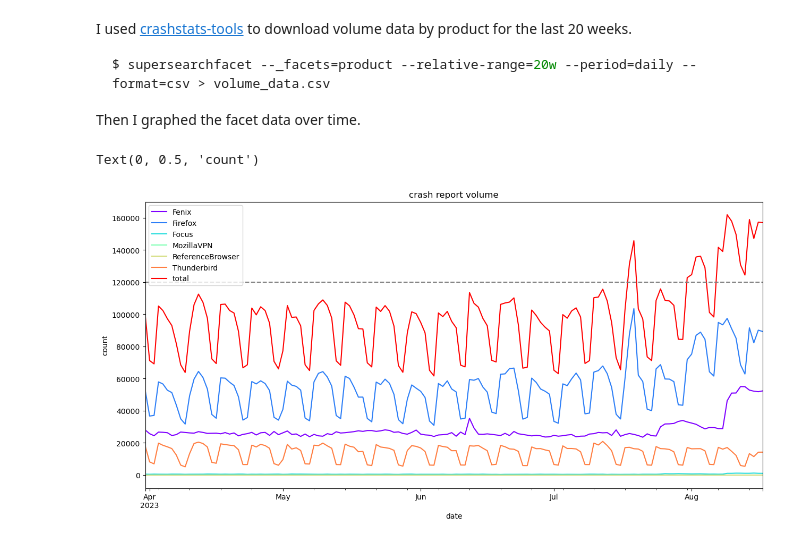
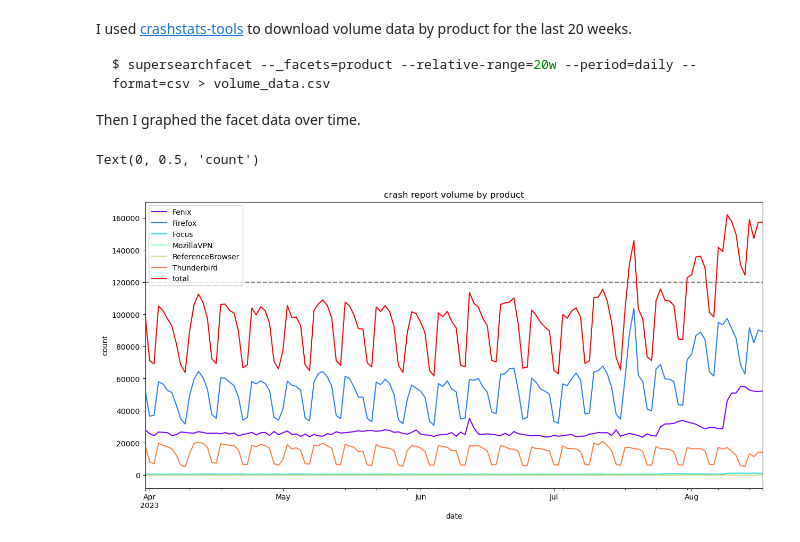
Before and after one commit to willkg/socorro-jupyter, a Jupyter notebook: notebooks/bug_1795017_volume_20230816.ipynb, the cells around one changed output. Saved outputs shown, nothing was run; the diff lists cells and outputs as text; code cells hidden in the pictures.

```diff
--- a/notebooks/bug_1795017_volume_20230816.ipynb
+++ b/notebooks/bug_1795017_volume_20230816.ipynb
@@ -20,37 +20,37 @@ $ supersearchfacet --_facets=product --relative-range=20w --period=daily --forma
 
 Then I graphed the facet data over time.
 # %%
-# Data file is a csv with [datetime, timing (ms)];
+# Data file is a csv with [date, list of product totals, total, --]
 #
 # Note: Path is dependent on this notebook running in the Docker container.
 data = pd.read_csv("./bug_1795017_data/volume_data.csv")
 products = list(data.columns)
 products.remove("date")
 products.remove("--")
 
 # print(products)
 
 data["dates"] = pd.to_datetime(data["date"], format="%Y-%m-%d %H:%M:%S", utc=True)
 
 # print(data["dates"].to_string())
 
 input_data = data[["dates"]]
 first_date = input_data["dates"].min()
 last_date = input_data["dates"].max()
 data.set_index("dates", inplace=True)
 
 color = iter(plt.cm.rainbow(np.linspace(0, 1, len(products))))
 
 for product in products:
     df = data[product]
     c = next(color)
     df.plot(c=c, xlabel=product, ylabel="count", figsize=(15, 7))
 
 plt.legend()
 plt.axhline(y=120000, linestyle="--", color="gray")
-plt.title("crash report volume")
+plt.title("crash report volume by product")
 plt.xlabel("date")
 plt.ylabel("count")
 # %% [output]
 Text(0, 0.5, 'count')
-[figure, old version]
+[figure, new version]
```
Also changed, not shown: parts of 5 cells of this notebook.
